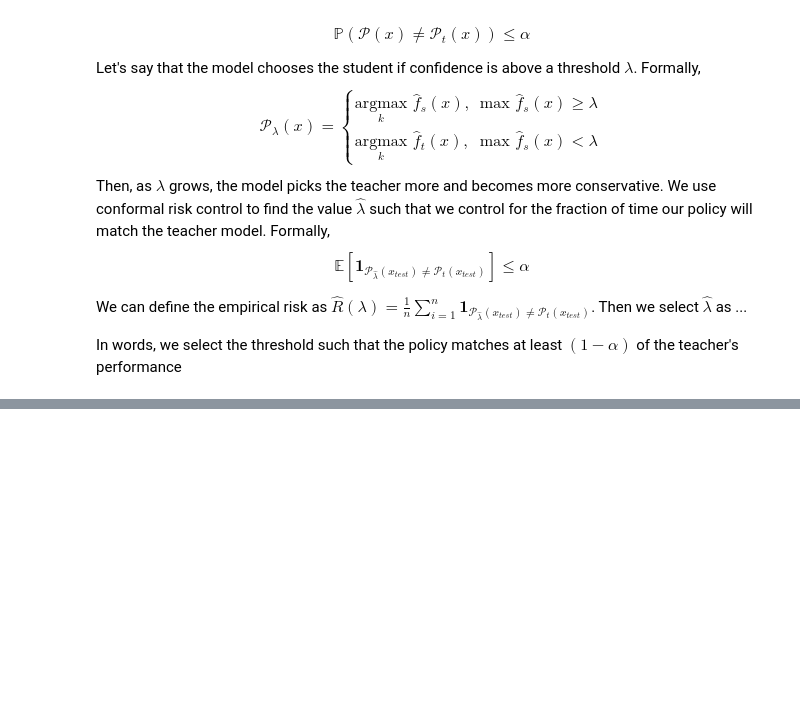
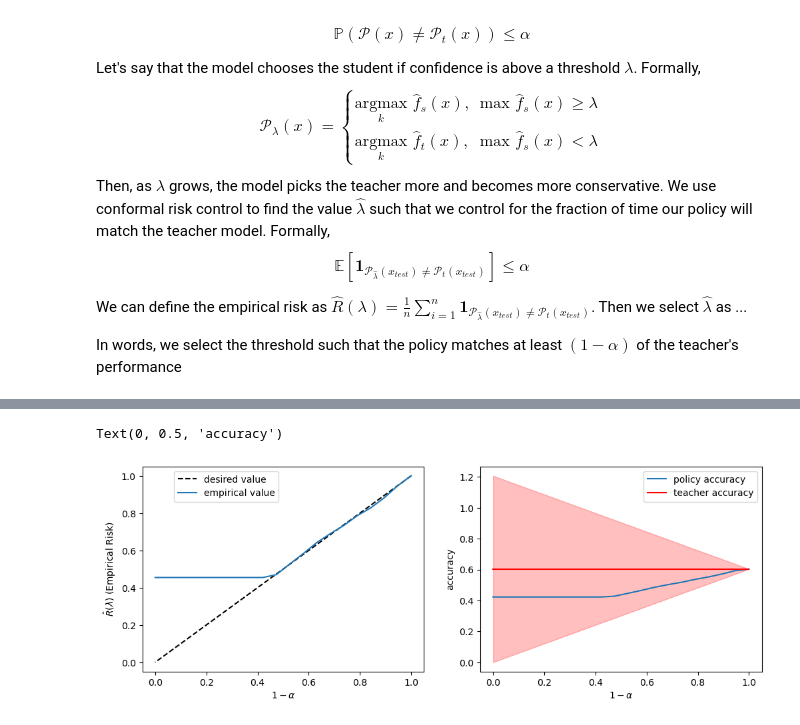
Before and after one commit to Geffen-Cooper/conformal, a Jupyter notebook: tutorial.ipynb, the cells around one changed output, grey strips where cells are left out. Saved outputs shown, nothing was run; the diff lists cells and outputs as text; code cells hidden in the pictures; blank space fills up the shorter version.

```diff
--- a/tutorial.ipynb
+++ b/tutorial.ipynb
@@ -195,0 +194,47 @@ The empirical ZOL is: 0.10410203784704208 and the threshold value is: 0.57350257
+# %%
+alphas = np.linspace(0,1,20)
+lambdas = np.zeros(len(alphas))
+st_match = np.zeros(len(alphas))
+p_acc = np.zeros(len(alphas))
+t_acc = np.zeros(len(alphas))
+for i,alpha in enumerate(alphas):
+    # zero-one loss
+    def zo_loss(p_pred_set,t_pred_set):
+        return (p_pred_set != t_pred_set).float().mean()
+
+    # the lambda hat threshold, we want the largest lambda hat that we satisfy the condition
+    def lamhat_threshold(lam):
+        p_set = (student_cal_scores >= lam)*student_cal_preds + (student_cal_scores < lam)*teacher_cal_preds
+        return zo_loss(p_set, teacher_cal_preds) - ((n+1)/n*alpha - 1/(n+1))
+
+    if lamhat_threshold(0) <= 0 and lamhat_threshold(1) <= 0:
+        lamhat = max(lamhat_threshold(0),lamhat_threshold(1),0)
+    elif lamhat_threshold(0) >= 0 and lamhat_threshold(1) >= 0:
+        lamhat = max(lamhat_threshold(0),lamhat_threshold(1),1)
+    else:
+        lamhat = brentq(lamhat_threshold, 0, 1)
+    p_set = (student_val_scores >= lamhat)*student_val_preds + (student_val_scores < lamhat)*teacher_val_preds
+    lambdas[i] = lamhat
+    st_match[i] = (p_set == teacher_val_preds).float().mean()
+    p_acc[i] = (p_set == gt_vals).float().mean()
+    t_acc[i] = (teacher_val_preds == gt_vals).float().mean()
+    # print(f"The empirical ZOL is: {zo_loss(p_set, teacher_val_preds)} and the threshold value is: {lamhat}")
+# %%
+fig,ax = plt.subplots(1,2,figsize=(12,4))
+ax[0].plot(1-alphas,1-alphas,linestyle="--",c='k',label="desired value")
+ax[0].plot(1-alphas,st_match,label="empirical value")
+ax[0].legend(bbox_to_anchor=(0.5,1))
+ax[0].set_xlabel(r'$1-\alpha$')
+ax[0].set_ylabel(r'$\hat{R}(\lambda)$ (Empirical Risk)')
+
+y_err_m = t_acc - (alphas)*t_acc
+y_err_p = t_acc + (alphas)*t_acc
+ax[1].plot(1-alphas,p_acc,label="policy accuracy")
+ax[1].plot(1-alphas,t_acc,label="teacher accuracy",c='r')
+ax[1].fill_between(1-alphas,y_err_m,y_err_p,color='r',alpha=0.25)
+ax[1].legend(bbox_to_anchor=(1,1))
+ax[1].set_xlabel(r'$1-\alpha$')
+ax[1].set_ylabel("accuracy")
+# %% [output]
+Text(0, 0.5, 'accuracy')
+[figure, added]
```
Also changed, not shown: parts of 7 cells of this notebook.
